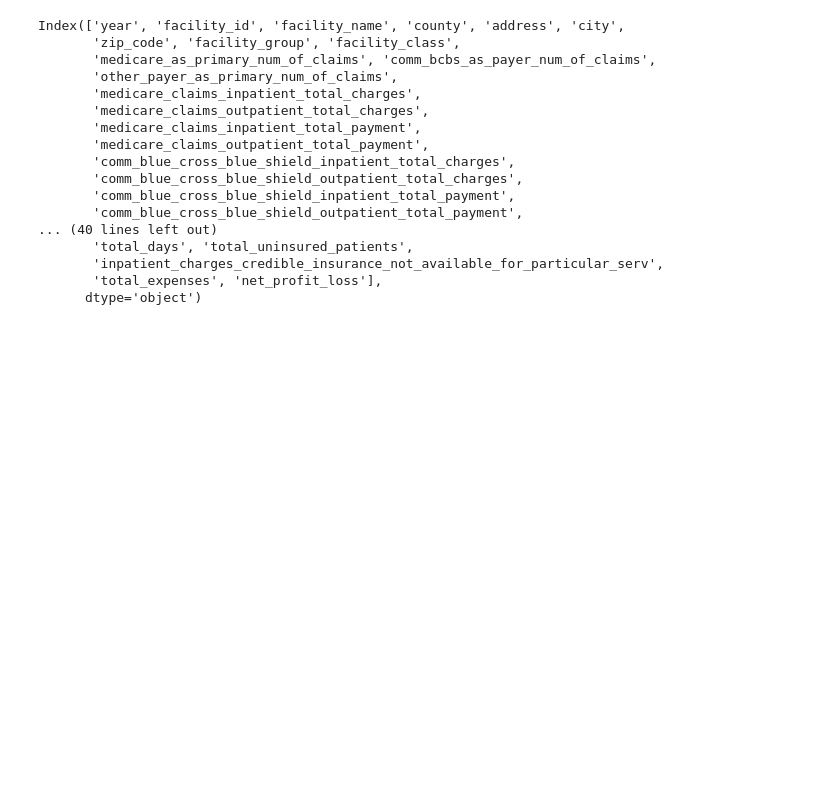
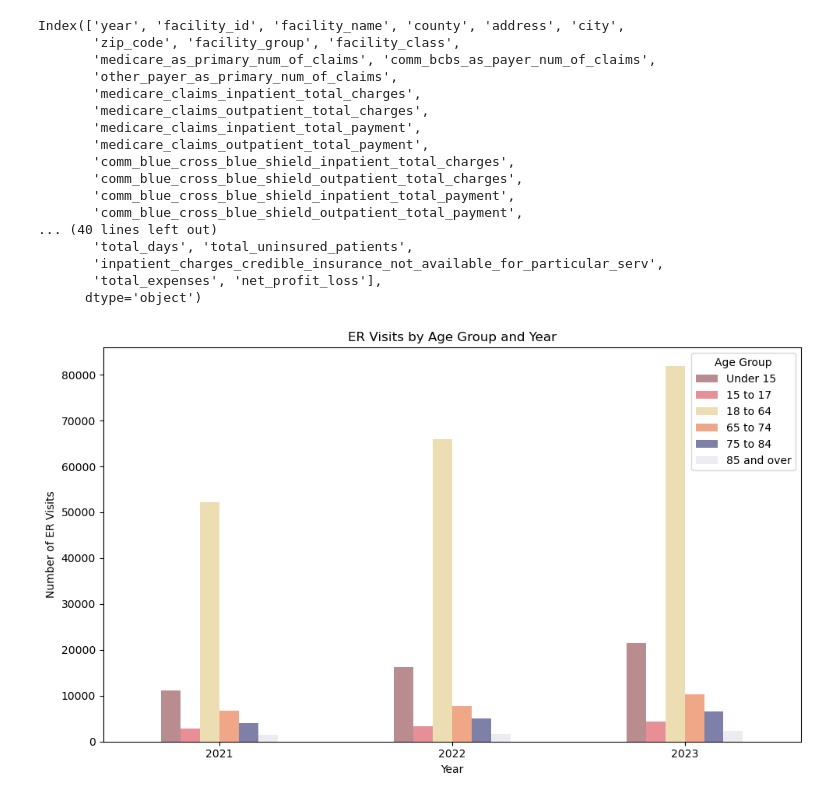
Before and after one commit to navyan0245/geographic_desparities, a Jupyter notebook: notebook/calculations.ipynb, the cells around one changed output. Cells and saved outputs as stored; diff of their text form; code cells hidden in the pictures; blank space fills up the shorter version.

```diff
--- a/notebook/calculations.ipynb
+++ b/notebook/calculations.ipynb
@@ -305,3 +302,55 @@ Index(['year', 'facility_id', 'facility_name', 'county', 'address', 'city',
        'inpatient_charges_credible_insurance_not_available_for_particular_serv',
        'total_expenses', 'net_profit_loss'],
       dtype='object')
+# %%
+er_visits_df = df_all_years[['year','under15ervisits','15to17ervisits','18to64ervisits','65to74ervisits','75to84ervisits','85overervisits']]
+# %%
+
+import matplotlib.ticker as mtick
+
+er_visits_by_year = er_visits_df.groupby("year").sum()
+
+age_order = [
+    "under15ervisits",
+    "15to17ervisits",
+    "18to64ervisits",
+    "65to74ervisits",
+    "75to84ervisits",
+    "85overervisits"
+]
+er_visits_by_year = er_visits_by_year[age_order]
+
+colors = ["#B98C8F", "#E68F96", "#EDDDB3", "#F0A787", "#7e80a8", "#edebf2"]
+
+# Clustered bar chart
+ax = er_visits_by_year.plot(
+    kind="bar",
+    figsize=(10,6),
+    color=colors
+)
+
+# Labels and title
+plt.title("ER Visits by Age Group and Year")
+plt.xlabel("Year")
+plt.ylabel("Number of ER Visits")
+plt.xticks(rotation=0)
+plt.legend(title="Age Group", labels=[
+    "Under 15",
+    "15 to 17",
+    "18 to 64",
+    "65 to 74",
+    "75 to 84",
+    "85 and over"
+])
+
+# Disable scientific notation
+ax.yaxis.set_major_formatter(mtick.ScalarFormatter())
+ax.yaxis.get_major_formatter().set_scientific(False)
+ax.yaxis.get_major_formatter().set_useOffset(False)
+
+# save
+plt.tight_layout()
+plt.savefig("../visual_templates/er_visits_by_year_clustered.png", dpi=300)
+plt.show()
+# %% [output]
+[figure, added]
```
Also changed, not shown: parts of 9 cells of this notebook, 26 other files.
